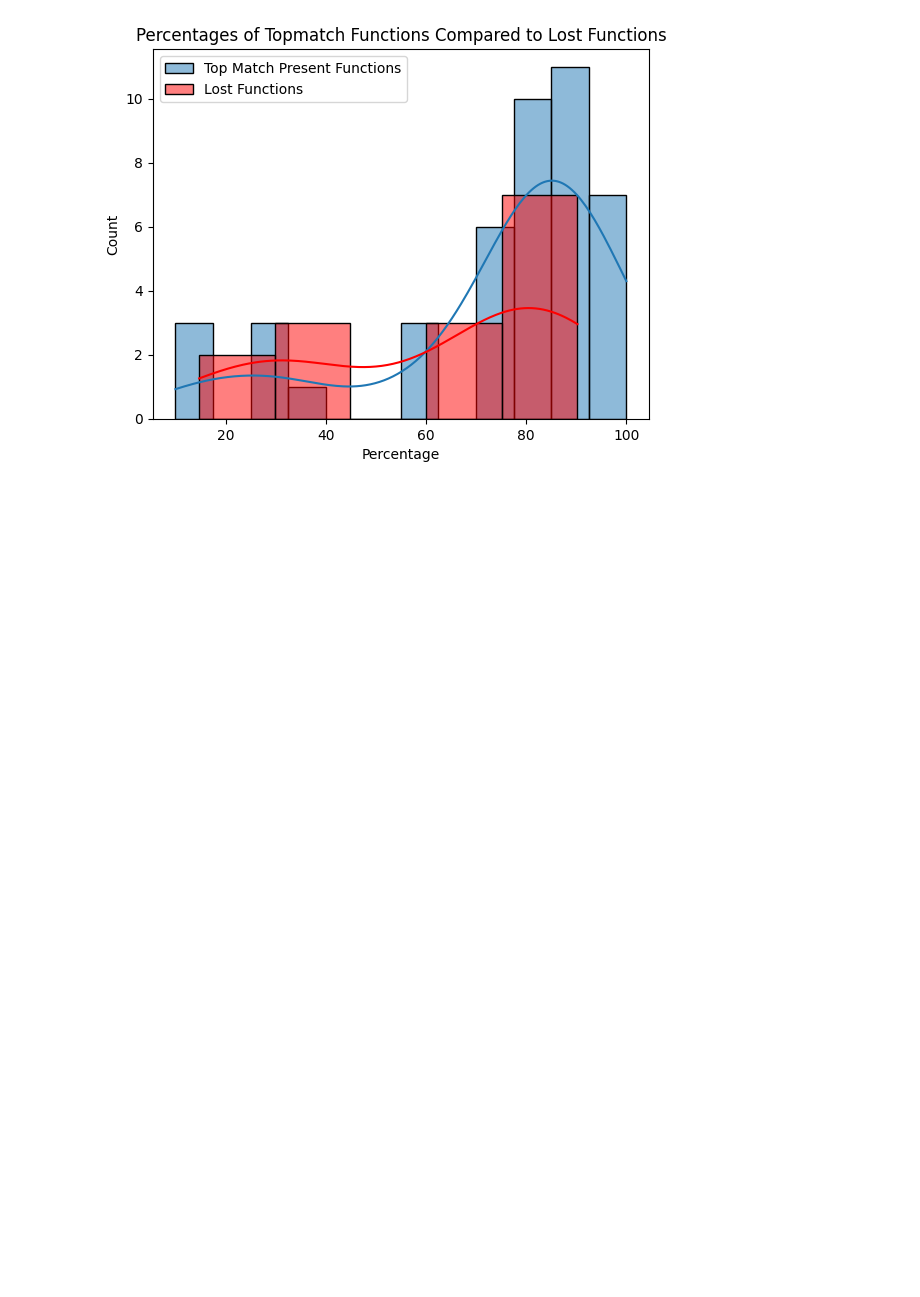
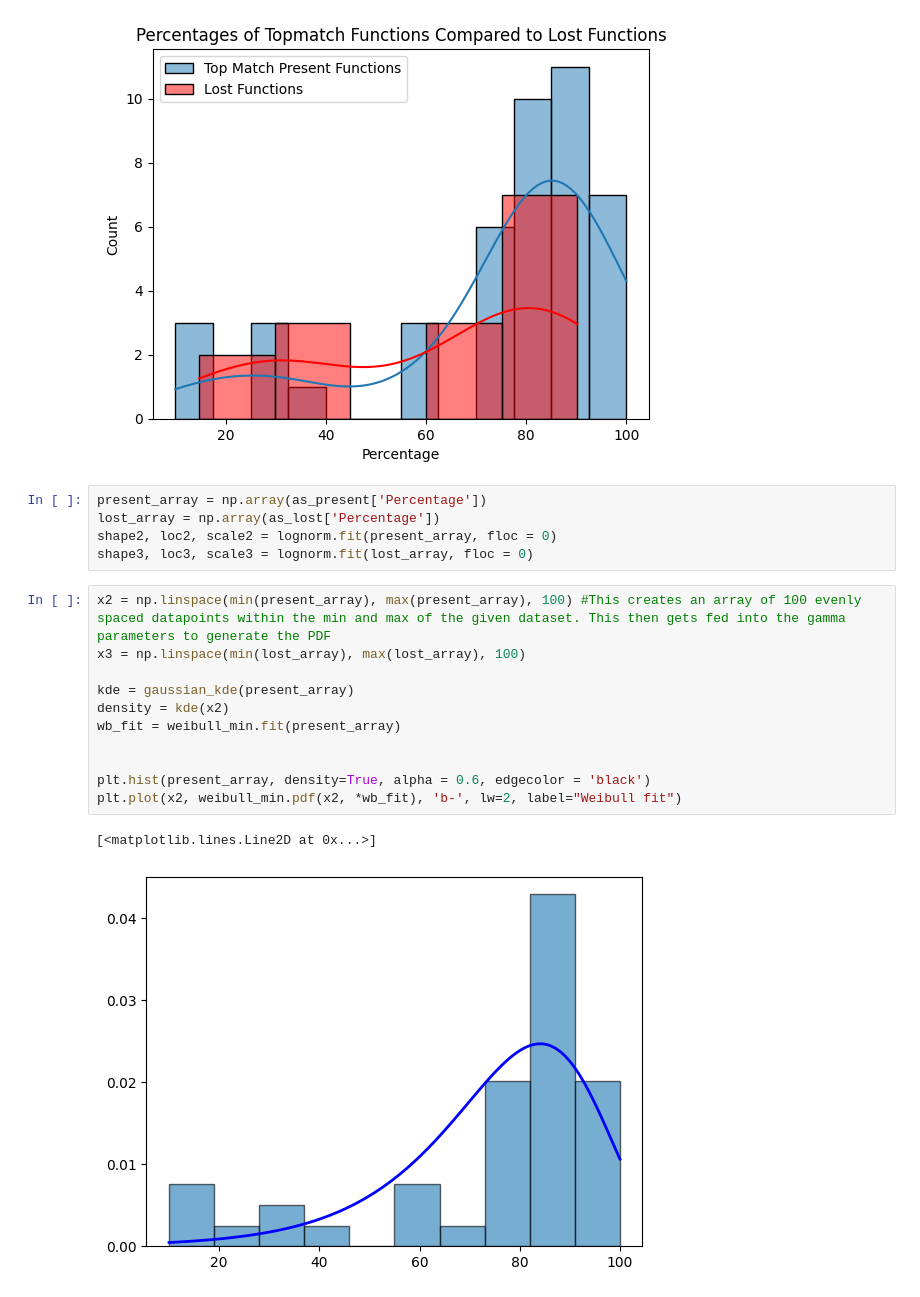
Before and after one commit to jtdocter27/EcoDr, a Jupyter notebook: EnCen/Figures for paper/as_specic_figures.ipynb, the cells around one changed output. Drawn from its saved outputs; the diff is of its cells as text; blank space fills up the shorter version.

Commit message:
Biome specific graphs

```diff
--- a/EnCen/Figures for paper/as_specic_figures.ipynb
+++ b/EnCen/Figures for paper/as_specic_figures.ipynb
@@ -62,3 +62,22 @@ plt.title('Percentages of Topmatch Functions Compared to Lost Functions')
 # %% [output]
 Text(0.5, 1.0, 'Percentages of Topmatch Functions Compared to Lost Functions')
 [figure]
+# %%
+present_array = np.array(as_present['Percentage'])
+lost_array = np.array(as_lost['Percentage'])
+shape2, loc2, scale2 = lognorm.fit(present_array, floc = 0)
+shape3, loc3, scale3 = lognorm.fit(lost_array, floc = 0)
+# %%
+x2 = np.linspace(min(present_array), max(present_array), 100) #This creates an array of 100 evenly spaced datapoints within the min and max of the given dataset. This then gets fed into the gamma parameters to generate the PDF
+x3 = np.linspace(min(lost_array), max(lost_array), 100)
+
+kde = gaussian_kde(present_array)
+density = kde(x2)
+wb_fit = weibull_min.fit(present_array)
+
+
+plt.hist(present_array, density=True, alpha = 0.6, edgecolor = 'black')
+plt.plot(x2, weibull_min.pdf(x2, *wb_fit), 'b-', lw=2, label="Weibull fit")
+# %% [output]
+[<matplotlib.lines.Line2D at 0x...>]
+[figure, added]
```
Also changed, not shown: parts of 2 cells of this notebook.
